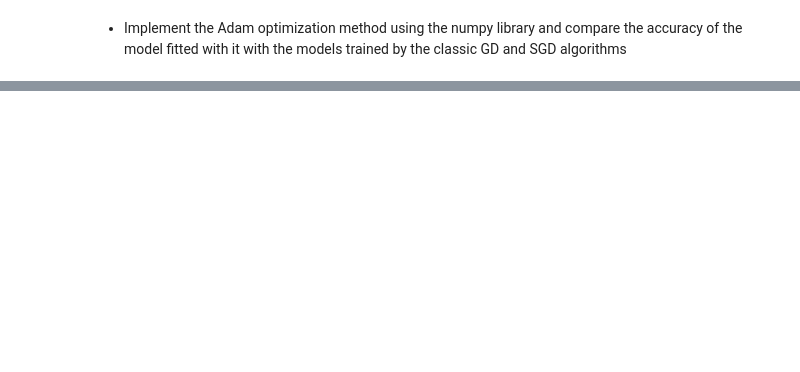
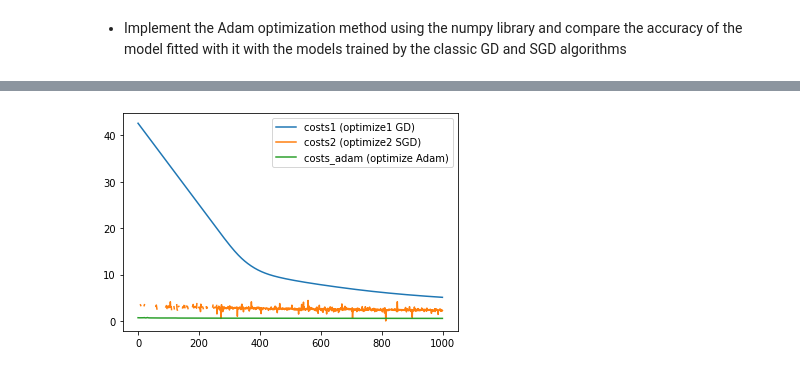
Before and after one commit to bogya345/MLT_labs, a Jupyter notebook: Volkov_Bogdan_J41321c_MLT_2022_Lab3.ipynb, the cells around one changed output, grey strips where cells are left out. Drawn from its saved outputs; the diff is of its cells as text; code cells hidden in the pictures; blank space fills up the shorter version.

```diff
--- a/Volkov_Bogdan_J41321c_MLT_2022_Lab3.ipynb
+++ b/Volkov_Bogdan_J41321c_MLT_2022_Lab3.ipynb
@@ -348,7 +337,7 @@ W[ W['w'] == -1 ]
 # %%
 # w, b = np.float32(np.random.randint(-1, 1, size=(train_x.shape[1], 1))), 4.
-w, b = np.random.uniform(-1, 1, size=(train_x.shape[1], 1)), 3.
-params, grads, costs = optimize2(w, b, train_x, train_y, num_iterations = 1000, learning_rate = 0.005, print_cost = True)
+w, b = np.random.uniform(-1, 1, size=(train_x.shape[1], 1)), 1.
+params, grads, costs = optimize2(w, b, train_x, train_y, num_iterations = 1000, learning_rate = 0.05, print_cost = True)
 
 print("w = " + str(params["w"]))
 print("b = " + str(params["b"]))
@@ -533,0 +432,5 @@ ValueError: operands could not be broadcast together with shapes (1776,1125) (11
+# %%
+feats = data.drop("Activity", axis=1).to_numpy()
+target = data["Activity"].to_numpy()
+
+train_x, test_x, train_y, test_y = train_test_split(feats, target, train_size = .4, random_state = 1)
@@ -533,0 +478,9 @@ ValueError: operands could not be broadcast together with shapes (1776,1125) (11
+# %%
+w, b = initialize_with_zeros(train_x.shape[1])
+
+params_adam, grads_adam, costs_adam = optimize_adam(w, b, train_x.T, train_y)
+
+print("w = " + str(params_adam["w"]))
+print("b = " + str(params_adam["b"]))
+print("dw = " + str(grads_adam["dw"]))
+print("db = " + str(grads_adam["db"]))
@@ -533,0 +504,8 @@ ValueError: operands could not be broadcast together with shapes (1776,1125) (11
+# %%
+plt.plot(costs1)
+plt.plot(costs2)
+plt.plot(costs_adam)
+plt.legend(['costs1 (optimize1 GD)','costs2 (optimize2 SGD)', 'costs_adam (optimize Adam)'])
+plt.show()
+# %% [output]
+[figure, added]
```
Also changed, not shown: parts of 15 cells of this notebook.
